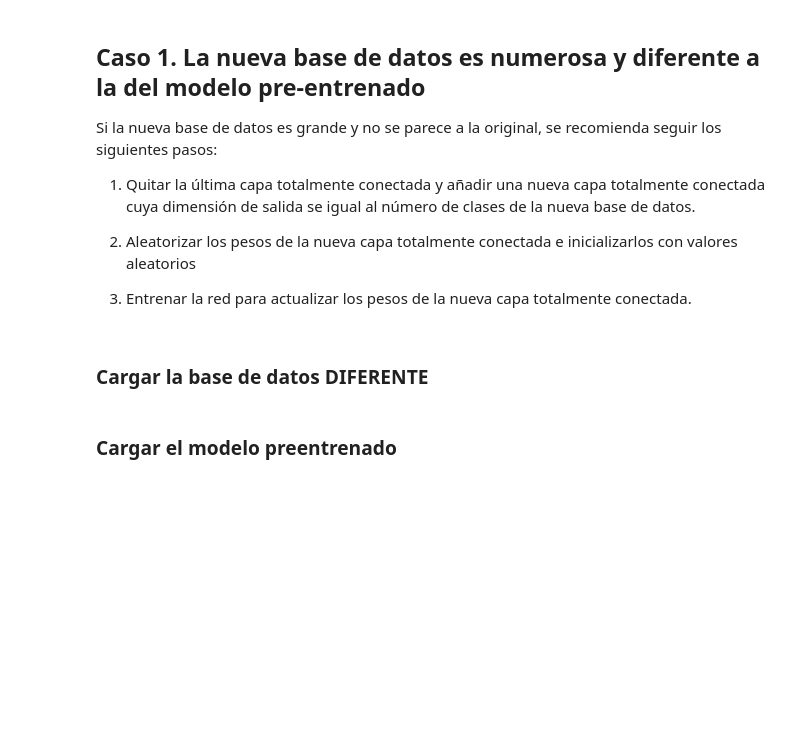
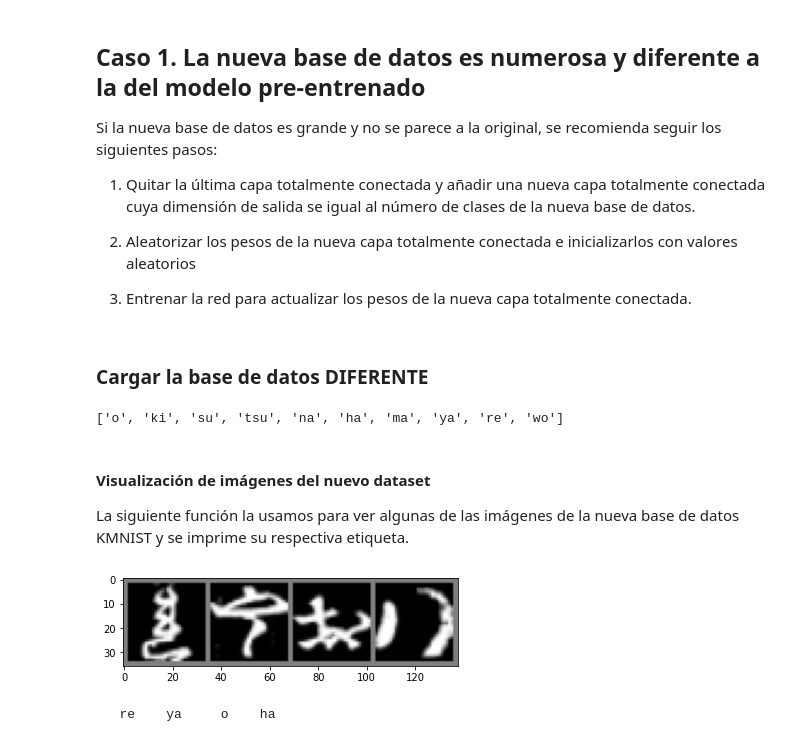
Before and after one commit to juanchess98/Notebooks-Deep-Learning, a Jupyter notebook: TL_CASO_1.ipynb, the cells around one changed output. Saved outputs shown, nothing was run; the diff lists cells and outputs as text; code cells hidden in the pictures; blank space fills up the shorter version.

Commit message:
Caso 1 train

```diff
--- a/TL_CASO_1.ipynb
+++ b/TL_CASO_1.ipynb
@@ -43,5 +43,58 @@ import torchvision.transforms as transforms
 # %% [markdown]
 ### Cargar la base de datos DIFERENTE
+# %%
+'''torchvision.datasets.KMNIST(root: str,
+                            train: bool = True,
+                            transform: Optional[Callable] = None,
+                            target_transform: Optional[Callable] = None,
+                            download: bool = False)'''
+
+transform = transforms.Compose(
+            [transforms.Resize(size=32),
+             transforms.Grayscale(num_output_channels=3),
+             transforms.ToTensor(),
+             transforms.Normalize((0.5, 0.5, 0.5), (0.5, 0.5, 0.5))]) # ((0.5), (0.5))]) #
+
+batch_size = 4
+
+image_datasets = {x: datasets.KMNIST(root='./kmnist_data', train=x=='train',
+                     download=True, transform=transform) for x in ['train', 'val']}
+
+dataloaders = {x: torch.utils.data.DataLoader(image_datasets[x], batch_size=4,
+                                              shuffle=True, num_workers=2) for x in ['train', 'val']}
+
+dataset_sizes = {x: len(image_datasets[x]) for x in ['train', 'val']}
+
+class_names = image_datasets['train'].classes
+
+print(class_names)
+
+device = torch.device("cuda:0" if torch.cuda.is_available() else "cpu")
+# %% [output]
+['o', 'ki', 'su', 'tsu', 'na', 'ha', 'ma', 'ya', 're', 'wo']
+# %% [markdown]
+#### Visualización de imágenes del nuevo dataset
+
+La siguiente función la usamos para ver algunas de las imágenes de la nueva base de datos KMNIST y se imprime su respectiva etiqueta.
+# %%
+def imshow(img):
+    img = img / 2 + 0.5     # unnormalize
+    npimg = img.numpy()
+    plt.imshow(np.transpose(npimg, (1, 2, 0)))
+    plt.show()
+
+
+# get some random training images
+dataiter = iter(dataloaders['train'])
+images, labels = dataiter.next()
+
+# show images
+imshow(torchvision.utils.make_grid(images))
+# print labels
+print(' '.join('%5s' % class_names[labels[j]] for j in range(batch_size)))
+# %% [output]
+[figure, added]
+   re    ya     o    ha
 # %%
 def train_model(model, criterion, optimizer, scheduler, num_epochs=25):
     since = time.time()
@@ -123,5 +168,3 @@ def train_model(model, criterion, optimizer, scheduler, num_epochs=25):
     # load best model weights
     model.load_state_dict(best_model_wts)
     return model
-# %% [markdown]
-### Cargar el modelo preentrenado
```
Also changed, not shown: parts of 14 cells of this notebook, 2 other files.
